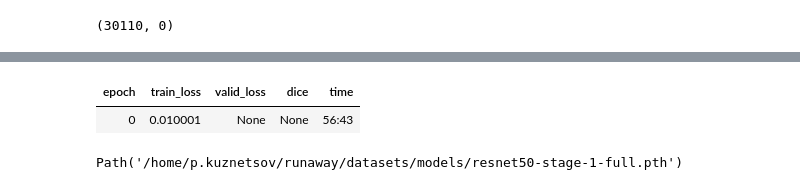
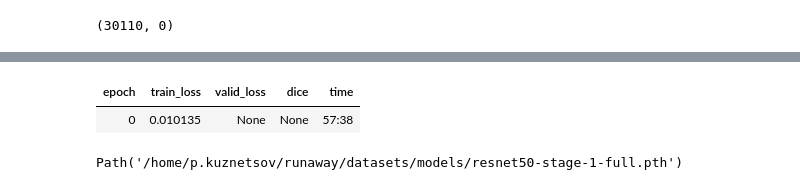
Before and after one commit to Pavel418/runaway-satellite-detection, a Jupyter notebook: train_pytorch.ipynb, the cells around one changed output, grey strips where cells are left out. Cells and saved outputs as stored; diff of their text form; code cells hidden in the pictures.

```diff
--- a/train_pytorch.ipynb
+++ b/train_pytorch.ipynb
@@ -47,8 +51,8 @@ learn.lr_find()
 # %%
-learn.fit(1, 6e-4)
+learn.fit(1, 5e-5)
 # %% [output]
 | epoch | train_loss | valid_loss | dice | time |
-| 0 | 0.010001 | None | None | 56:43 |
+| 0 | 0.010135 | None | None | 57:38 |
 # %%
 learn.save(f"{model}-stage-1-full")
 # %% [output]
```
Also changed, not shown: parts of 1 cell of this notebook, 1 other file.
